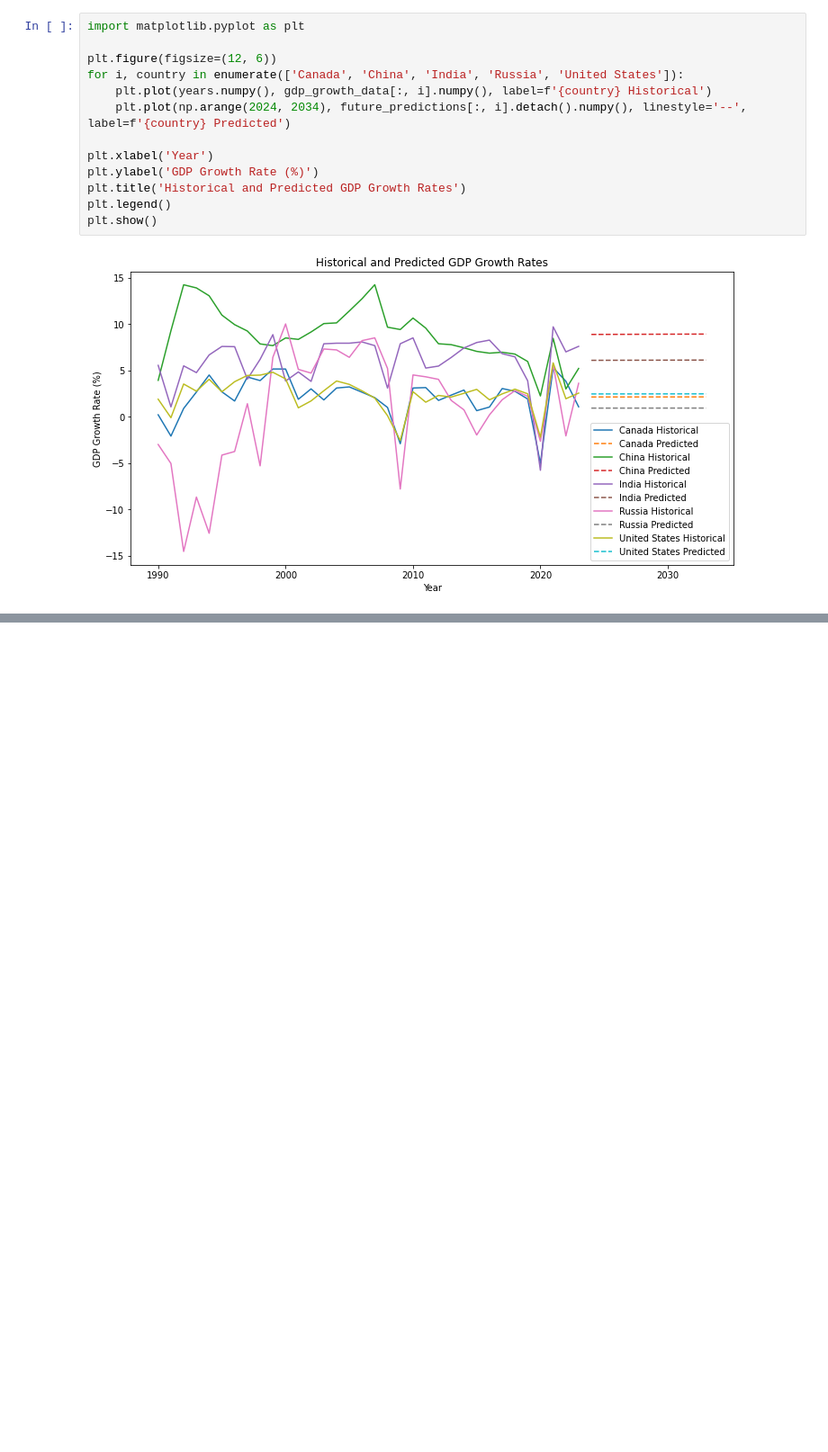
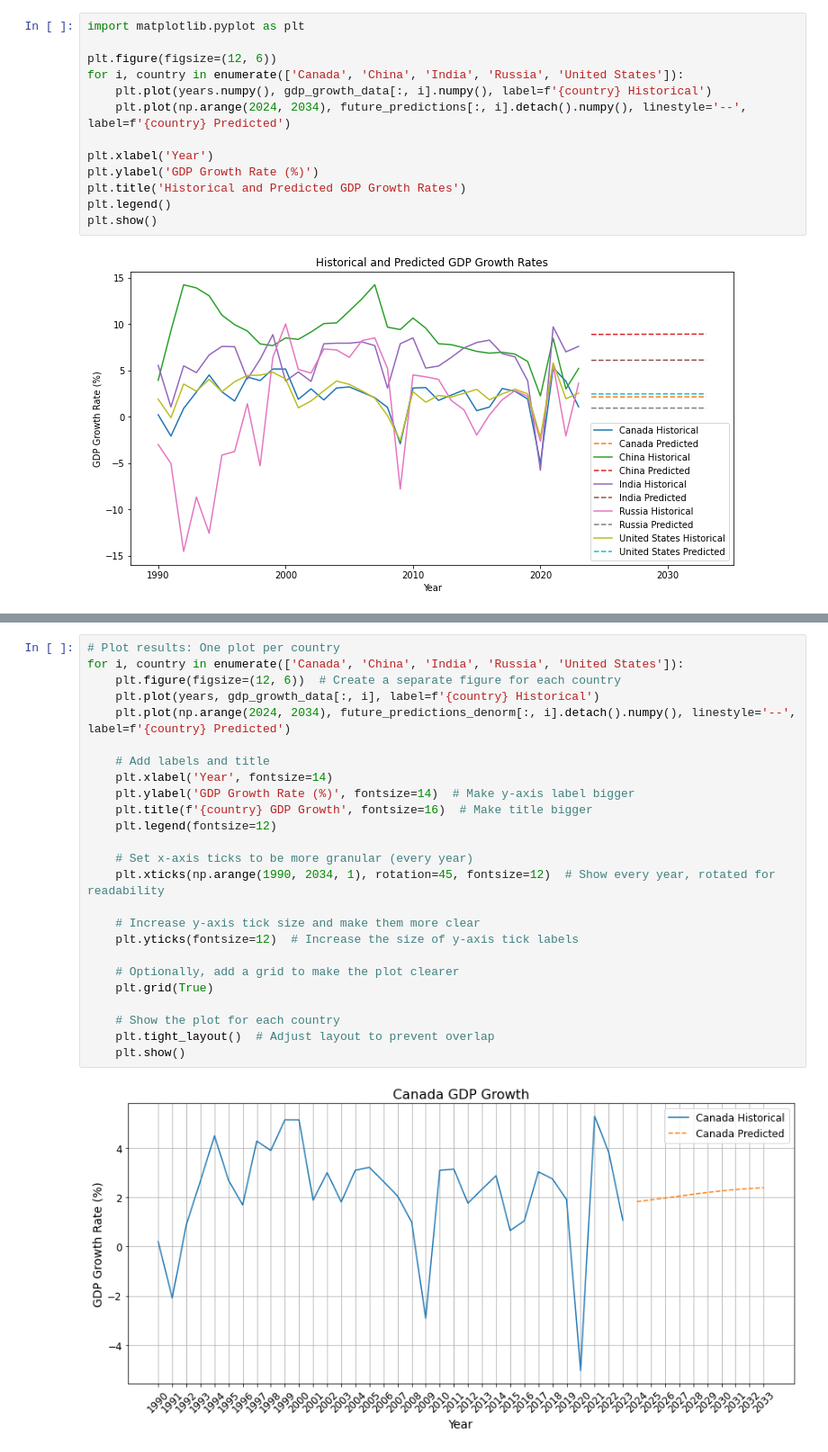
Before and after one commit to vBarbaros/leap-of-faith-in-pytorch, a Jupyter notebook: L5-PyTorch.ipynb, the cells around one changed output, grey strips where cells are left out. Shown at 90% size. Drawn from its saved outputs; the diff is of its cells as text; blank space fills up the shorter version.

```diff
--- a/L5-PyTorch.ipynb
+++ b/L5-PyTorch.ipynb
@@ -95,0 +185,27 @@ plt.show()
+# %%
+# Plot results: One plot per country
+for i, country in enumerate(['Canada', 'China', 'India', 'Russia', 'United States']):
+    plt.figure(figsize=(12, 6))  # Create a separate figure for each country
+    plt.plot(years, gdp_growth_data[:, i], label=f'{country} Historical')
+    plt.plot(np.arange(2024, 2034), future_predictions_denorm[:, i].detach().numpy(), linestyle='--', label=f'{country} Predicted')
+
+    # Add labels and title
+    plt.xlabel('Year', fontsize=14)
+    plt.ylabel('GDP Growth Rate (%)', fontsize=14)  # Make y-axis label bigger
+    plt.title(f'{country} GDP Growth', fontsize=16)  # Make title bigger
+    plt.legend(fontsize=12)
+
+    # Set x-axis ticks to be more granular (every year)
+    plt.xticks(np.arange(1990, 2034, 1), rotation=45, fontsize=12)  # Show every year, rotated for readability
+
+    # Increase y-axis tick size and make them more clear
+    plt.yticks(fontsize=12)  # Increase the size of y-axis tick labels
+
+    # Optionally, add a grid to make the plot clearer
+    plt.grid(True)
+
+    # Show the plot for each country
+    plt.tight_layout()  # Adjust layout to prevent overlap
+    plt.show()
+# %% [output]
+[figure, added]
```
Also changed, not shown: parts of 5 cells of this notebook.
